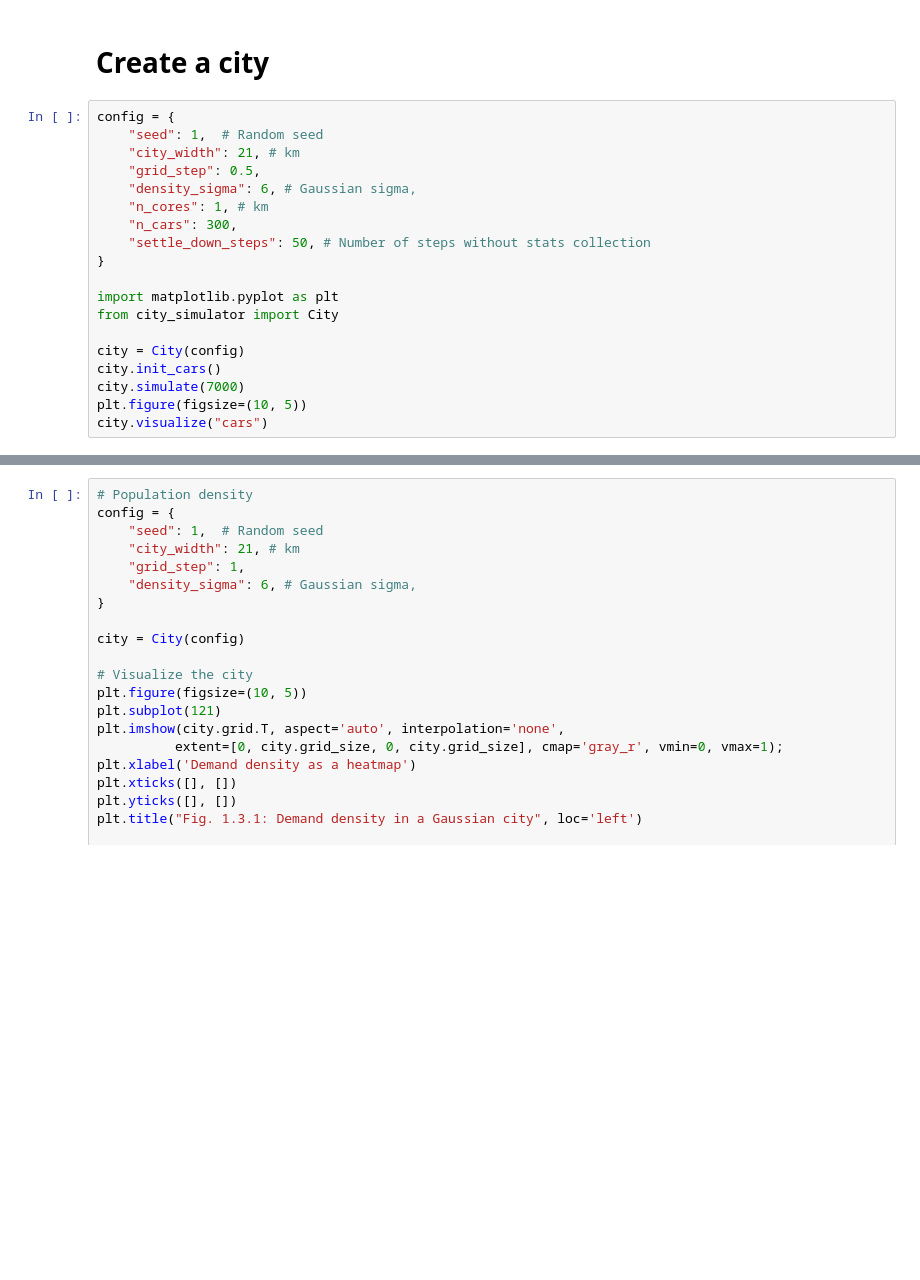
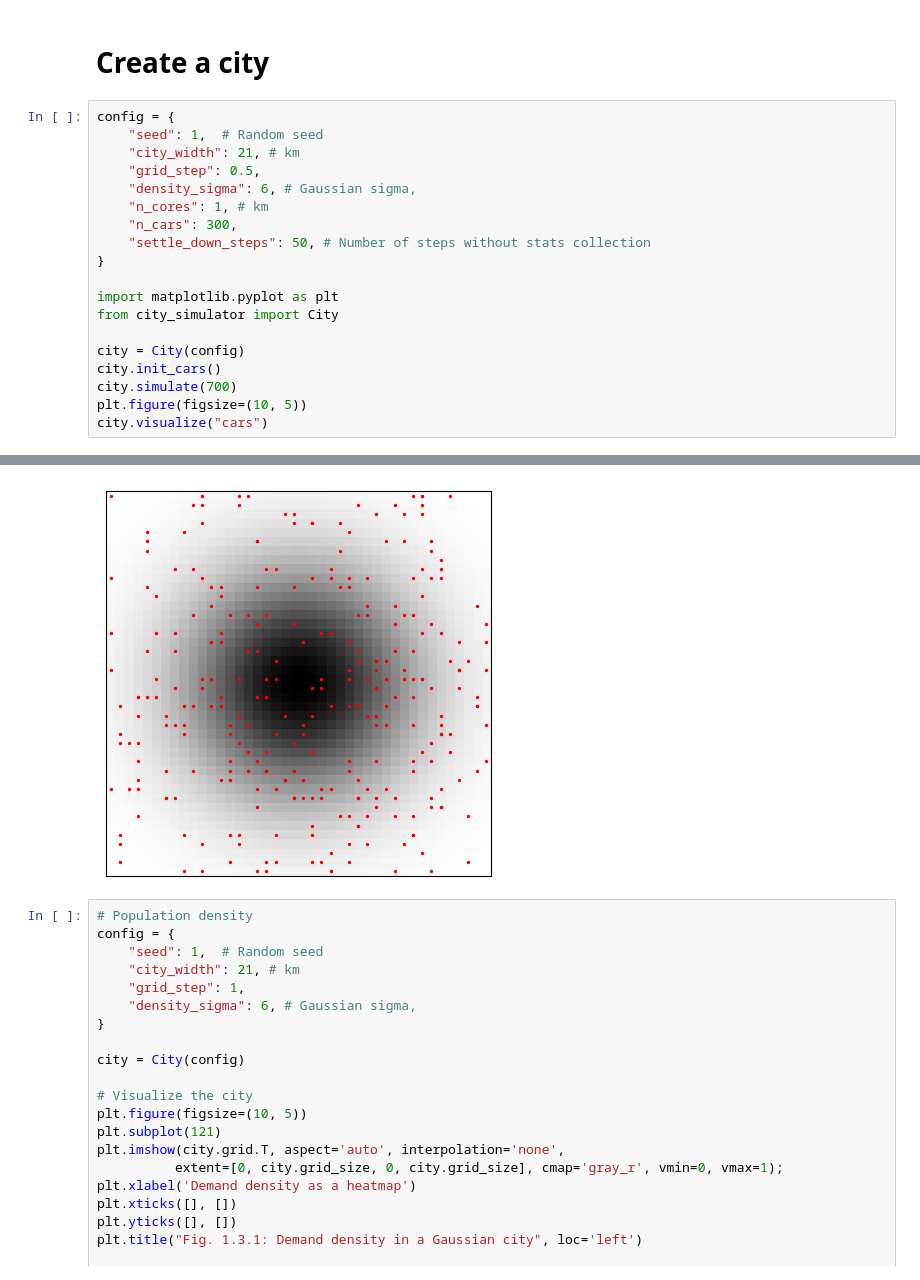
Before and after one commit to khakhalin/carsharing101, a Jupyter notebook: scripts/01natural_03city.ipynb, the cells around one changed output, grey strips where cells are left out. Cells and saved outputs as stored; diff of their text form; blank space fills up the shorter version.

Commit message:
Illustration - final distribution of cars in a city

```diff
--- a/scripts/01natural_03city.ipynb
+++ b/scripts/01natural_03city.ipynb
@@ -22,7 +22,7 @@ from city_simulator import City
 
 city = City(config)
 city.init_cars()
-city.simulate(7000)
+city.simulate(700)
 plt.figure(figsize=(10, 5))
 city.visualize("cars")
 # %% [output]
@@ -32,3 +33,4 @@ city.visualize("cars")
+[figure, added]
 # %%
 # Population density
 config = {
```
Also changed, not shown: parts of 2 cells of this notebook, 2 other files.
